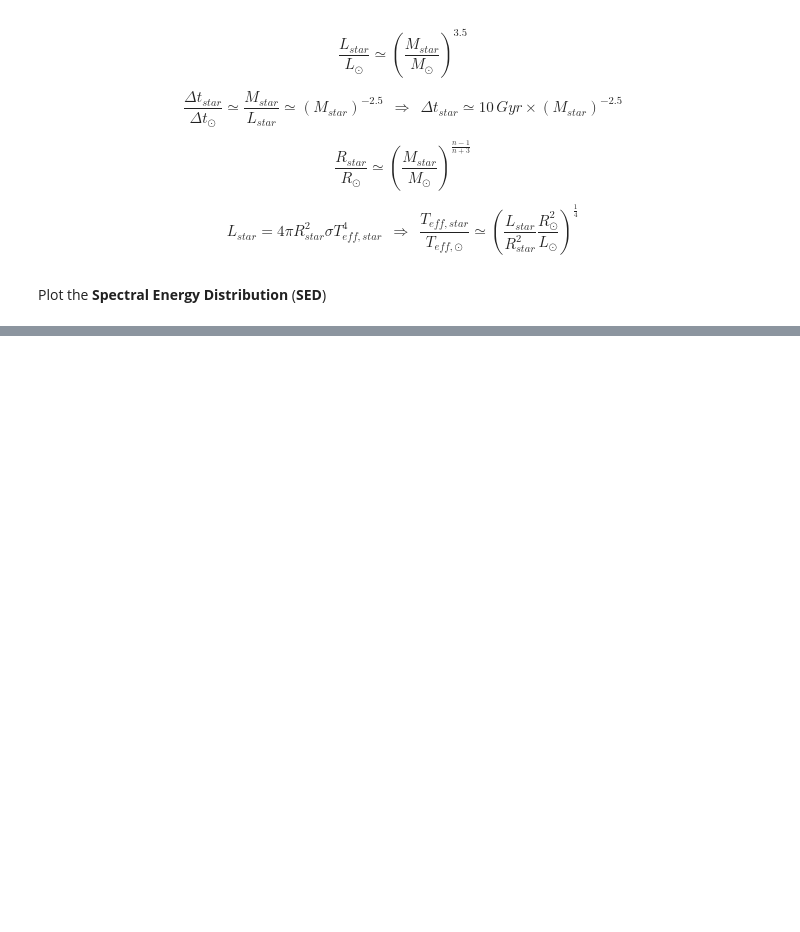
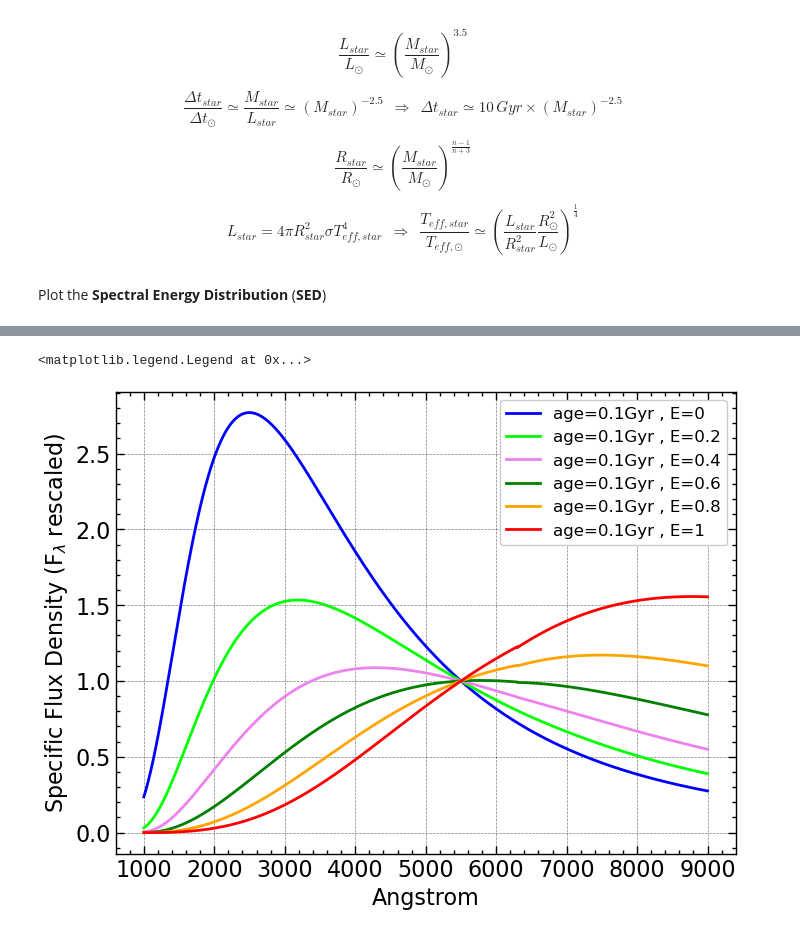
Before and after one commit to M-Bianchi/Laboratory_of_Data_Analysis, a Jupyter notebook: Lecture2.ipynb, the cells around one changed output, grey strips where cells are left out. Saved outputs shown, nothing was run; the diff lists cells and outputs as text; code cells hidden in the pictures; blank space fills up the shorter version.

```diff
--- a/Lecture2.ipynb
+++ b/Lecture2.ipynb
@@ -92,0 +102,14 @@ plt.legend (loc="upper right" )
+# %%
+plotSSP(wav, E=0, SSP_age=0.1, col="blue")
+plotSSP(wav, E=0.2, SSP_age=0.1, col="lime")
+plotSSP(wav, E=0.4, SSP_age=0.1, col="violet")
+plotSSP(wav, E=0.6, SSP_age=0.1, col="green")
+plotSSP(wav, E=0.8, SSP_age=0.1, col="orange")
+plotSSP(wav, E=1, SSP_age=0.1, col="red")
+
+plt.xlabel( "Angstrom" )
+plt.ylabel( "Specific Flux Density (F$_{\lambda}$ rescaled)" )
+plt.legend(fontsize=12)
+# %% [output]
+<matplotlib.legend.Legend at 0x...>
+[figure, added]
```
Also changed, not shown: parts of 5 cells of this notebook, 1 other file.
